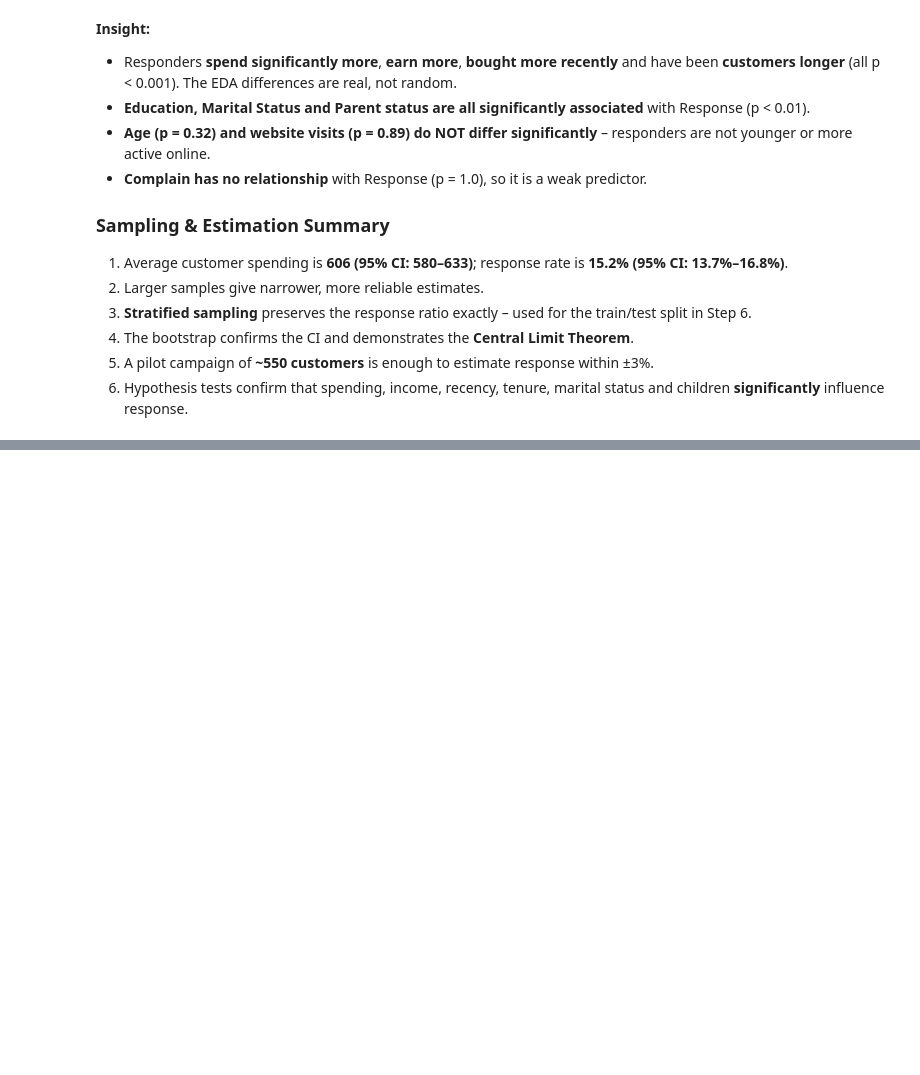
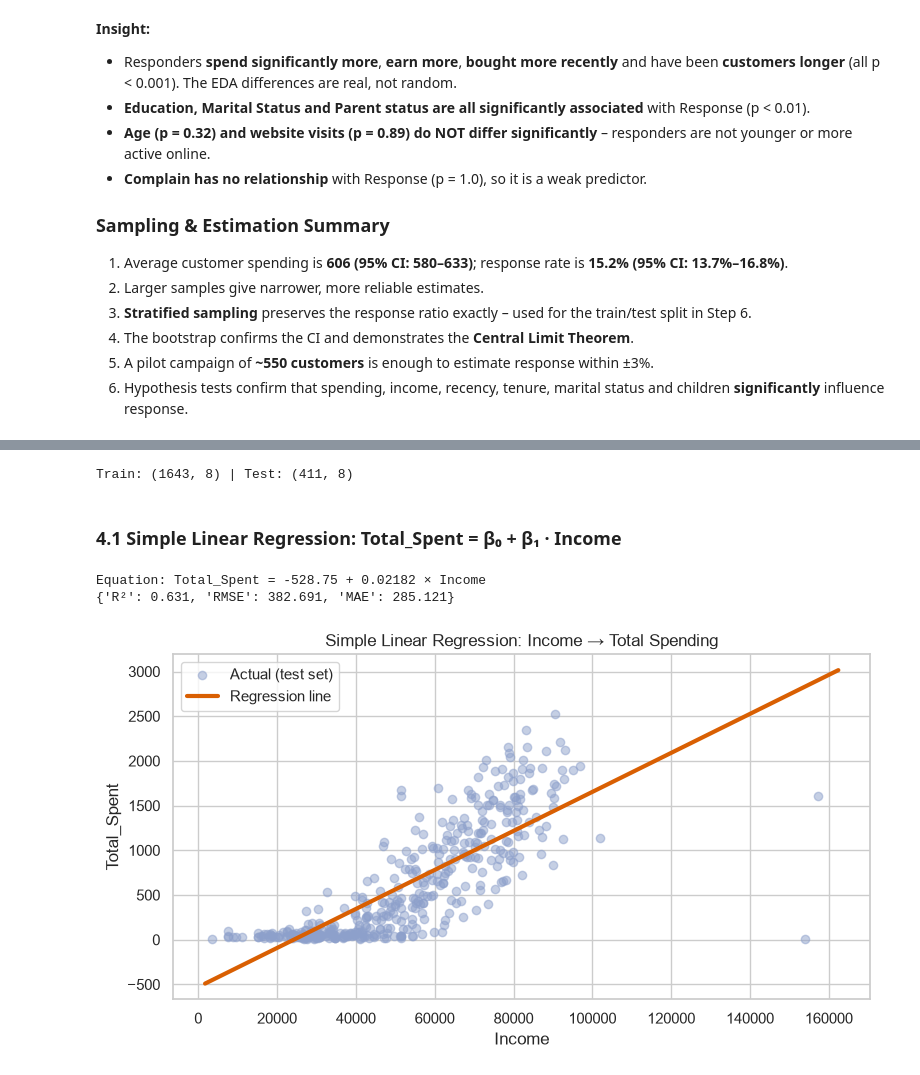
Before and after one commit to manasvigohil28/Customer-Segmentation-Campaign-Optimization, a Jupyter notebook: notebooks/analysis.ipynb, the cells around one changed output, grey strips where cells are left out. Cells and saved outputs as stored; diff of their text form; code cells hidden in the pictures; blank space fills up the shorter version.

Commit message:
Step 4: Linear regression for spending prediction

```diff
--- a/notebooks/analysis.ipynb
+++ b/notebooks/analysis.ipynb
@@ -552,0 +563,36 @@ pd.DataFrame(c_rows, columns=["Variable", "Chi-square", "df", "p-value", "Decisi
+# %%
+import statsmodels.api as sm
+import joblib
+from sklearn.linear_model import LinearRegression
+from sklearn.model_selection import cross_val_score
+from sklearn.metrics import r2_score, mean_squared_error, mean_absolute_error
+
+X_lr = df[utils.LINREG_FEATURES]
+y_lr = df["Total_Spent"]
+X_tr, X_te, y_tr, y_te = train_test_split(X_lr, y_lr, test_size=0.2, random_state=42)
+print("Train:", X_tr.shape, "| Test:", X_te.shape)
+
+def reg_metrics(y_true, y_pred):
+    return {"R²": r2_score(y_true, y_pred),
+            "RMSE": mean_squared_error(y_true, y_pred) ** 0.5,
+            "MAE": mean_absolute_error(y_true, y_pred)}
+# %% [output]
+Train: (1643, 8) | Test: (411, 8)
+# %% [markdown]
+### 4.1 Simple Linear Regression: Total_Spent = β₀ + β₁ · Income
+# %%
+slr = LinearRegression().fit(X_tr[["Income"]], y_tr)
+slr_pred = slr.predict(X_te[["Income"]])
+print(f"Equation: Total_Spent = {slr.intercept_:.2f} + {slr.coef_[0]:.5f} × Income")
+print({k: round(v, 3) for k, v in reg_metrics(y_te, slr_pred).items()})
+
+plt.figure(figsize=(8, 4.5))
+plt.scatter(X_te["Income"], y_te, alpha=0.5, color="#8da0cb", label="Actual (test set)")
+xs = np.linspace(X_lr["Income"].min(), X_lr["Income"].max(), 100)
+plt.plot(xs, slr.predict(pd.DataFrame({"Income": xs})), color="#d95f02", lw=3, label="Regression line")
+plt.xlabel("Income"); plt.ylabel("Total_Spent"); plt.title("Simple Linear Regression: Income → Total Spending")
+plt.legend(); save("15_simple_linear_regression"); plt.show()
+# %% [output]
+Equation: Total_Spent = -528.75 + 0.02182 × Income
+{'R²': 0.631, 'RMSE': 382.691, 'MAE': 285.121}
+[figure, added]
```
Also changed, not shown: parts of 16 cells of this notebook, 4 other files.
